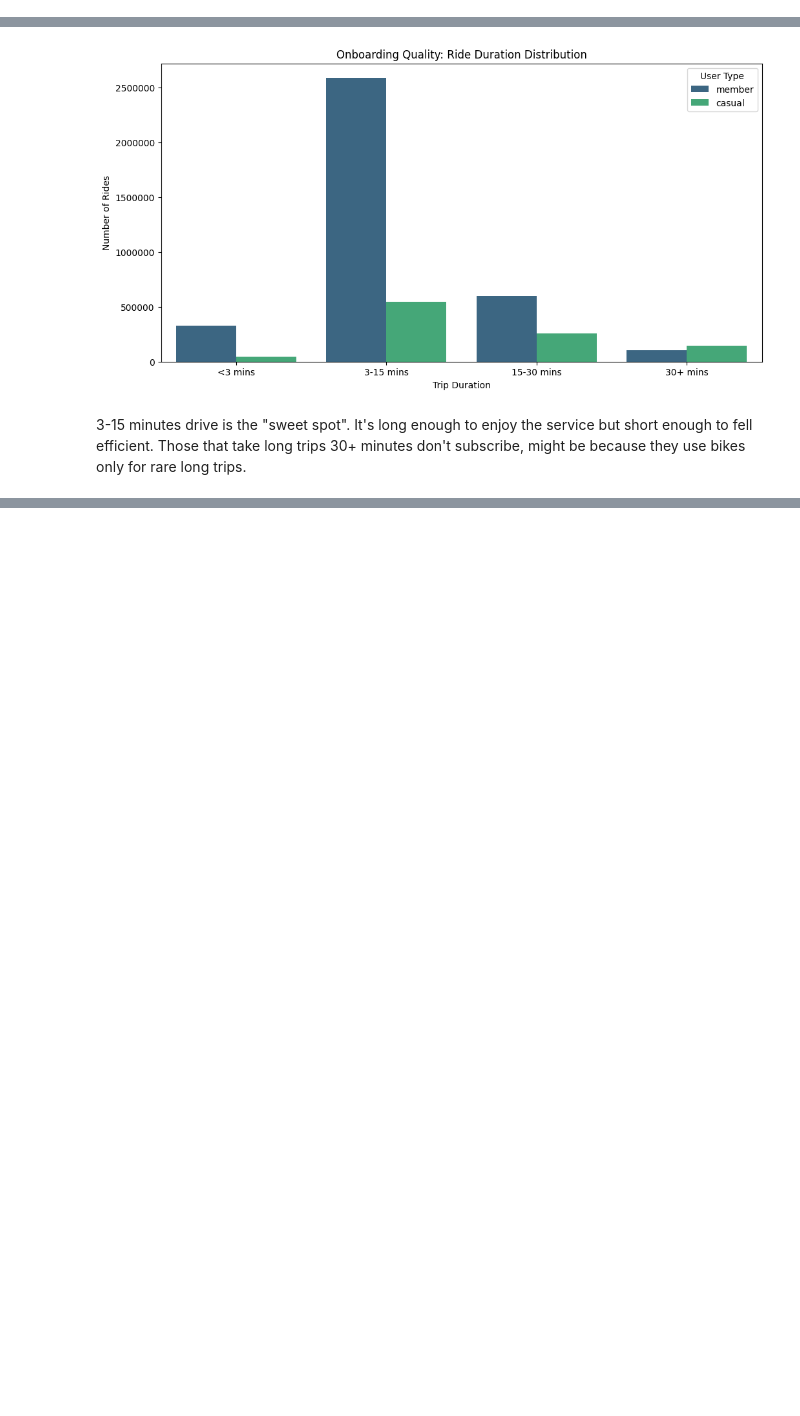
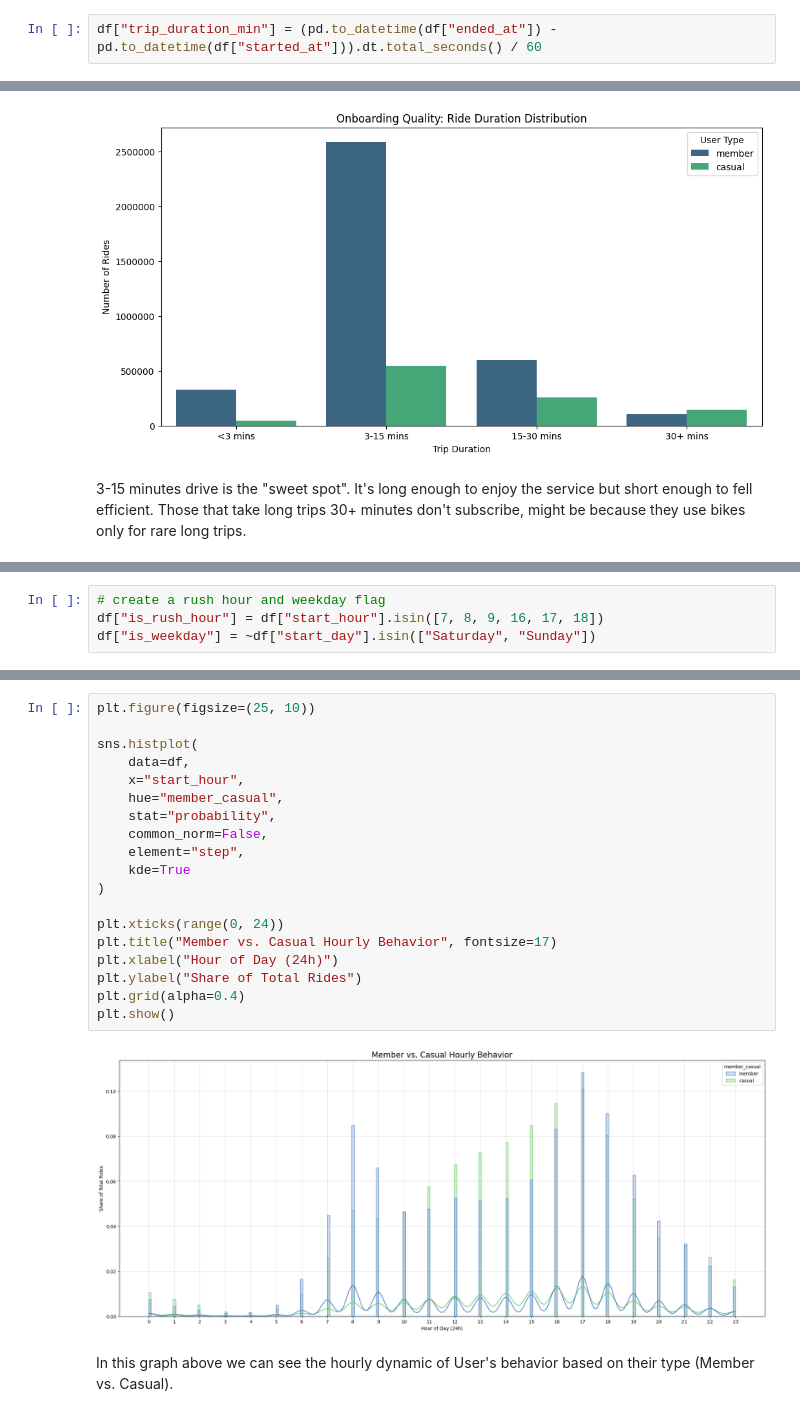
Before and after one commit to mdinaya/baywheels_analysis, a Jupyter notebook: notebooks/01_user_behavior.ipynb, the cells around one changed output, grey strips where cells are left out. Saved outputs shown, nothing was run; the diff lists cells and outputs as text; blank space fills up the shorter version.

Commit message:
user behavior analysis

```diff
--- a/notebooks/01_user_behavior.ipynb
+++ b/notebooks/01_user_behavior.ipynb
@@ -224,5 +215,7 @@ Casual retention still is quite high, they're most definitely un-subscribed resi
 # %% [markdown]
 I will bucket the ride duration and thne look at the "Return Rate" - how often does a ride starting at station A and ending at station B resul in another ride starting from station B within a short window?
+# %%
+df["trip_duration_min"] = (pd.to_datetime(df["ended_at"]) - pd.to_datetime(df["started_at"])).dt.total_seconds() / 60
 # %%
 bins = [0,3,15,30,float('inf')]
 labels = ["<3 mins", "3-15 mins", "15-30 mins", "30+ mins"]
@@ -257,0 +369,4 @@ Look into <3 minutes ride. I can test if it's a technical failure or a last-mile
+# %%
+# create a rush hour and weekday flag
+df["is_rush_hour"] = df["start_hour"].isin([7, 8, 9, 16, 17, 18])
+df["is_weekday"] = ~df["start_day"].isin(["Saturday", "Sunday"])
@@ -257,0 +413,23 @@ Look into <3 minutes ride. I can test if it's a technical failure or a last-mile
+# %%
+plt.figure(figsize=(25, 10))
+
+sns.histplot(
+    data=df,
+    x="start_hour",
+    hue="member_casual",
+    stat="probability",
+    common_norm=False,
+    element="step",
+    kde=True
+)
+
+plt.xticks(range(0, 24))
+plt.title("Member vs. Casual Hourly Behavior", fontsize=17)
+plt.xlabel("Hour of Day (24h)")
+plt.ylabel("Share of Total Rides")
+plt.grid(alpha=0.4)
+plt.show()
+# %% [output]
+[figure, added]
+# %% [markdown]
+In this graph above we can see the hourly dynamic of User's behavior based on their type (Member vs. Casual).
```
Also changed, not shown: parts of 19 cells of this notebook.
